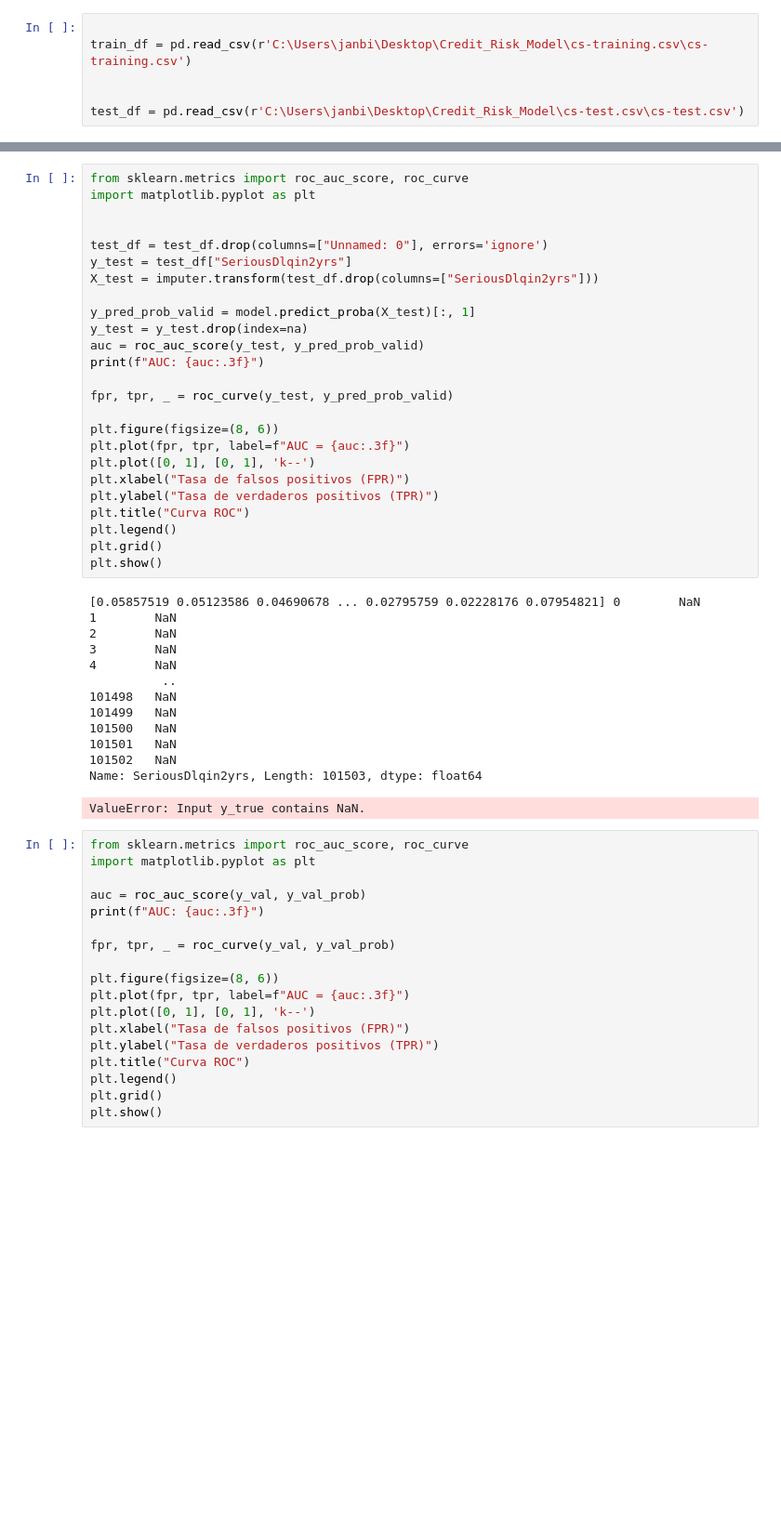
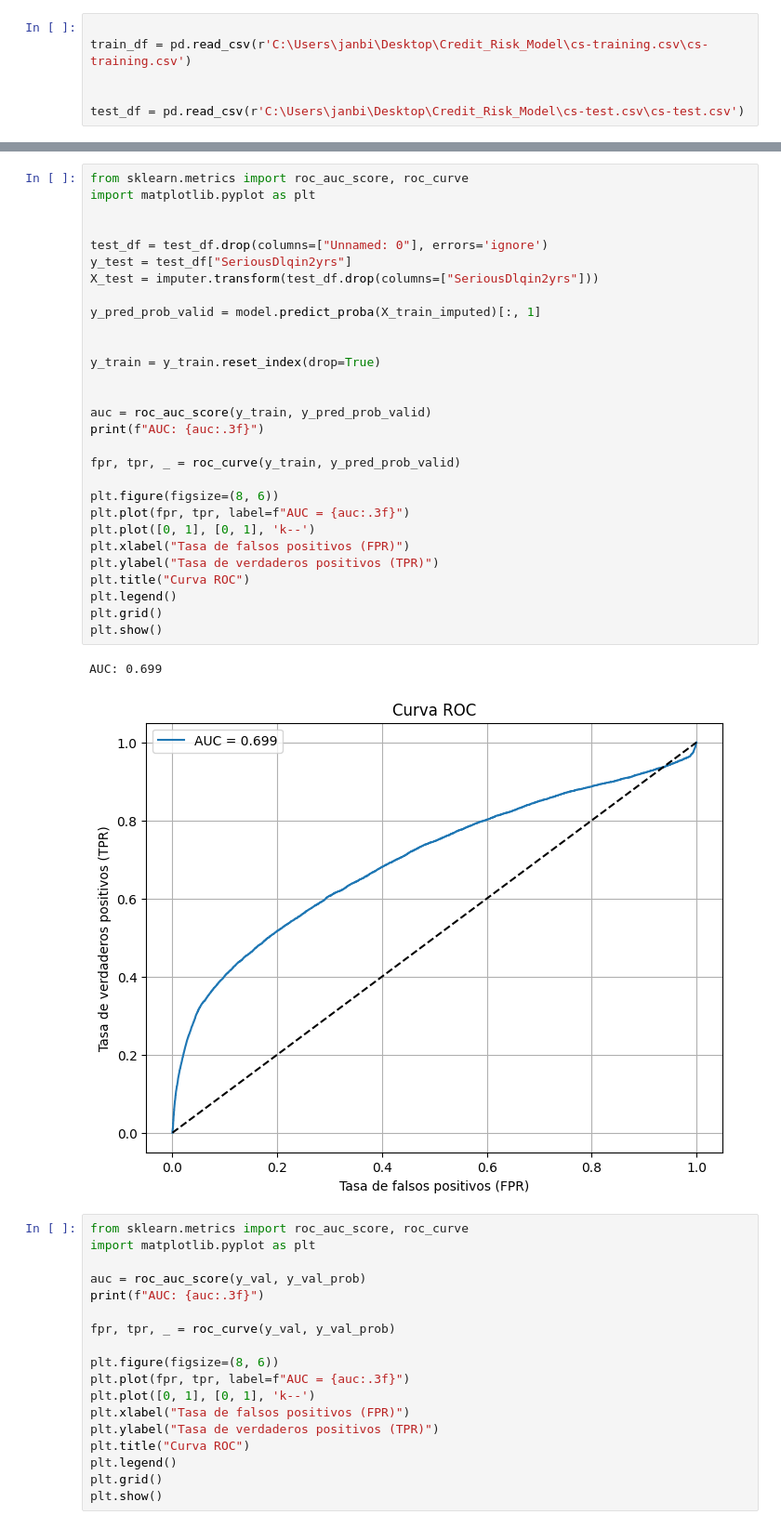
Before and after one commit to JBB13/credit-risk-model, a Jupyter notebook: credit_risk.ipynb, the cells around one changed output, grey strips where cells are left out. Shown: that part at 93% size. Saved outputs shown, nothing was run; the diff lists cells and outputs as text; blank space fills up the shorter version.

Commit message:
Actualización del notebook y ajustes del modelo

```diff
--- a/credit_risk.ipynb
+++ b/credit_risk.ipynb
@@ -91,42 +95,35 @@ LogisticRegression(max_iter=10000)
 # %%
 from sklearn.metrics import roc_auc_score, roc_curve
 import matplotlib.pyplot as plt
 
 
 test_df = test_df.drop(columns=["Unnamed: 0"], errors='ignore')
 y_test = test_df["SeriousDlqin2yrs"]
 X_test = imputer.transform(test_df.drop(columns=["SeriousDlqin2yrs"]))
 
-y_pred_prob_valid = model.predict_proba(X_test)[:, 1]
-y_test = y_test.drop(index=na)
-auc = roc_auc_score(y_test, y_pred_prob_valid)
+y_pred_prob_valid = model.predict_proba(X_train_imputed)[:, 1]
+
+
+y_train = y_train.reset_index(drop=True)
+
+
+auc = roc_auc_score(y_train, y_pred_prob_valid)
 print(f"AUC: {auc:.3f}")
 
-fpr, tpr, _ = roc_curve(y_test, y_pred_prob_valid)
+fpr, tpr, _ = roc_curve(y_train, y_pred_prob_valid)
 
 plt.figure(figsize=(8, 6))
 plt.plot(fpr, tpr, label=f"AUC = {auc:.3f}")
 plt.plot([0, 1], [0, 1], 'k--')
 plt.xlabel("Tasa de falsos positivos (FPR)")
 plt.ylabel("Tasa de verdaderos positivos (TPR)")
 plt.title("Curva ROC")
 plt.legend()
 plt.grid()
 plt.show()
 # %% [output]
-[0.05857519 0.05123586 0.04690678 ... 0.02795759 0.02228176 0.07954821] 0        NaN
-1        NaN
-2        NaN
-3        NaN
-4        NaN
-          ..
-101498   NaN
-101499   NaN
-101500   NaN
-101501   NaN
-101502   NaN
-Name: SeriousDlqin2yrs, Length: 101503, dtype: float64
+AUC: 0.699
-ValueError: Input y_true contains NaN.
+[figure, added]
 # %%
 from sklearn.metrics import roc_auc_score, roc_curve
 import matplotlib.pyplot as plt
```
Also changed, not shown: parts of 2 cells of this notebook.
